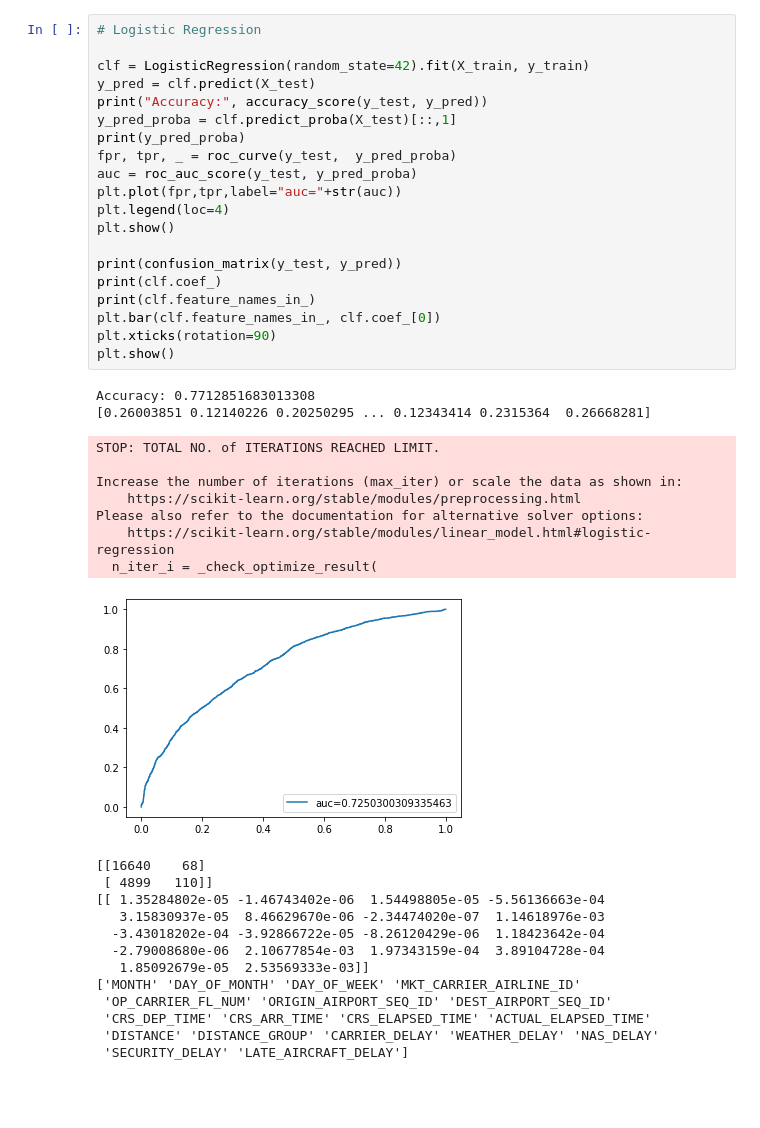
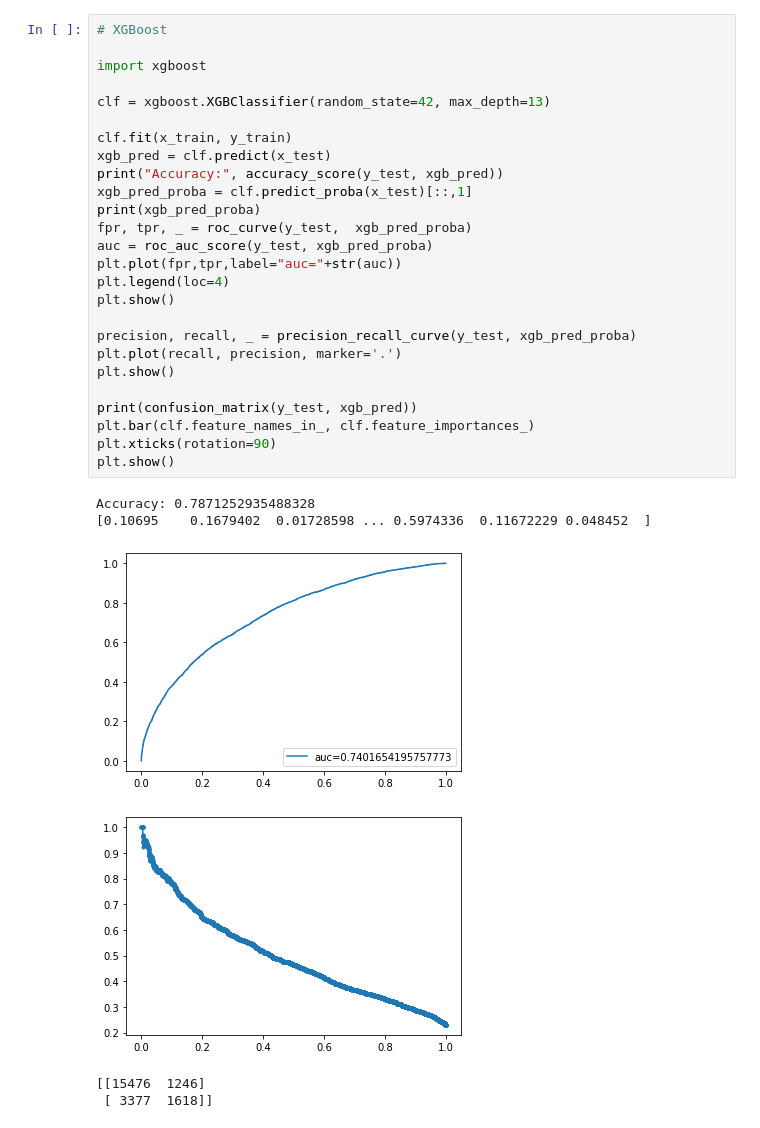
Before and after one commit to neeley-pate/ECE461PFinalProject, a Jupyter notebook: classifiers/AUS_classification_classifiers.ipynb, the cells around one changed output. Cells and saved outputs as stored; diff of their text form; blank space fills up the shorter version.

```diff
--- a/classifiers/AUS_classification_classifiers.ipynb
+++ b/classifiers/AUS_classification_classifiers.ipynb
@@ -73,43 +186,33 @@ Accuracy: 0.9110374361099599
 # %%
-# Logistic Regression
+# XGBoost
 
-clf = LogisticRegression(random_state=42).fit(X_train, y_train)
-y_pred = clf.predict(X_test)
-print("Accuracy:", accuracy_score(y_test, y_pred))
-y_pred_proba = clf.predict_proba(X_test)[::,1]
-print(y_pred_proba)
-fpr, tpr, _ = roc_curve(y_test,  y_pred_proba)
-auc = roc_auc_score(y_test, y_pred_proba)
+import xgboost
+
+clf = xgboost.XGBClassifier(random_state=42, max_depth=13)
+
+clf.fit(x_train, y_train)
+xgb_pred = clf.predict(x_test)
+print("Accuracy:", accuracy_score(y_test, xgb_pred))
+xgb_pred_proba = clf.predict_proba(x_test)[::,1]
+print(xgb_pred_proba)
+fpr, tpr, _ = roc_curve(y_test,  xgb_pred_proba)
+auc = roc_auc_score(y_test, xgb_pred_proba)
 plt.plot(fpr,tpr,label="auc="+str(auc))
 plt.legend(loc=4)
 plt.show()
 
-print(confusion_matrix(y_test, y_pred))
-print(clf.coef_)
-print(clf.feature_names_in_)
-plt.bar(clf.feature_names_in_, clf.coef_[0])
+precision, recall, _ = precision_recall_curve(y_test, xgb_pred_proba)
+plt.plot(recall, precision, marker='.')
+plt.show()
+
+print(confusion_matrix(y_test, xgb_pred))
+plt.bar(clf.feature_names_in_, clf.feature_importances_)
 plt.xticks(rotation=90)
 plt.show()
 # %% [output]
-Accuracy: 0.7712851683013308
-[0.26003851 0.12140226 0.20250295 ... 0.12343414 0.2315364  0.26668281]
+Accuracy: 0.7871252935488328
+[0.10695    0.1679402  0.01728598 ... 0.5974336  0.11672229 0.048452  ]
+[figure, new version]
+[figure, new version]
-STOP: TOTAL NO. of ITERATIONS REACHED LIMIT.
-
-Increase the number of iterations (max_iter) or scale the data as shown in:
-    https://scikit-learn.org/stable/modules/preprocessing.html
-Please also refer to the documentation for alternative solver options:
-    https://scikit-learn.org/stable/modules/linear_model.html#logistic-regression
-  n_iter_i = _check_optimize_result(
+[[15476  1246]
+ [ 3377  1618]]
-[figure, old version]
-[[16640    68]
- [ 4899   110]]
-[[ 1.35284802e-05 -1.46743402e-06  1.54498805e-05 -5.56136663e-04
-   3.15830937e-05  8.46629670e-06 -2.34474020e-07  1.14618976e-03
-  -3.43018202e-04 -3.92866722e-05 -8.26120429e-06  1.18423642e-04
-  -2.79008680e-06  2.10677854e-03  1.97343159e-04  3.89104728e-04
-   1.85092679e-05  2.53569333e-03]]
-['MONTH' 'DAY_OF_MONTH' 'DAY_OF_WEEK' 'MKT_CARRIER_AIRLINE_ID'
- 'OP_CARRIER_FL_NUM' 'ORIGIN_AIRPORT_SEQ_ID' 'DEST_AIRPORT_SEQ_ID'
- 'CRS_DEP_TIME' 'CRS_ARR_TIME' 'CRS_ELAPSED_TIME' 'ACTUAL_ELAPSED_TIME'
- 'DISTANCE' 'DISTANCE_GROUP' 'CARRIER_DELAY' 'WEATHER_DELAY' 'NAS_DELAY'
- 'SECURITY_DELAY' 'LATE_AIRCRAFT_DELAY']
```
Also changed, not shown: parts of 12 cells of this notebook, 3 other files.
